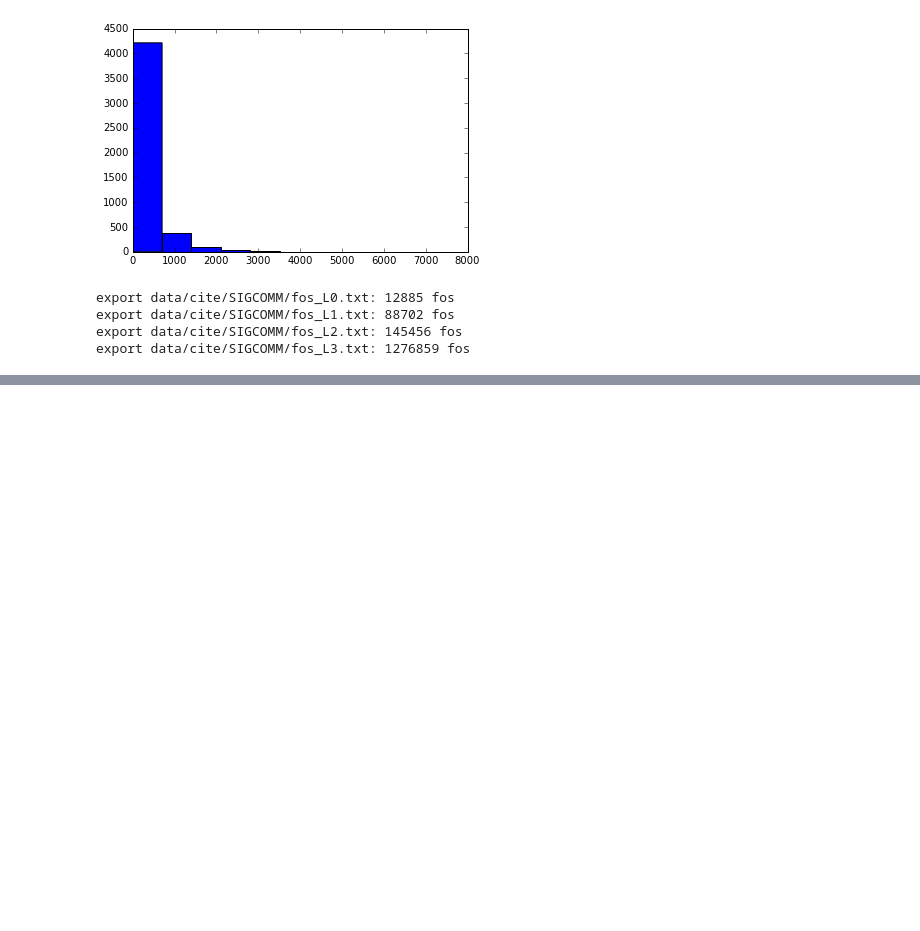
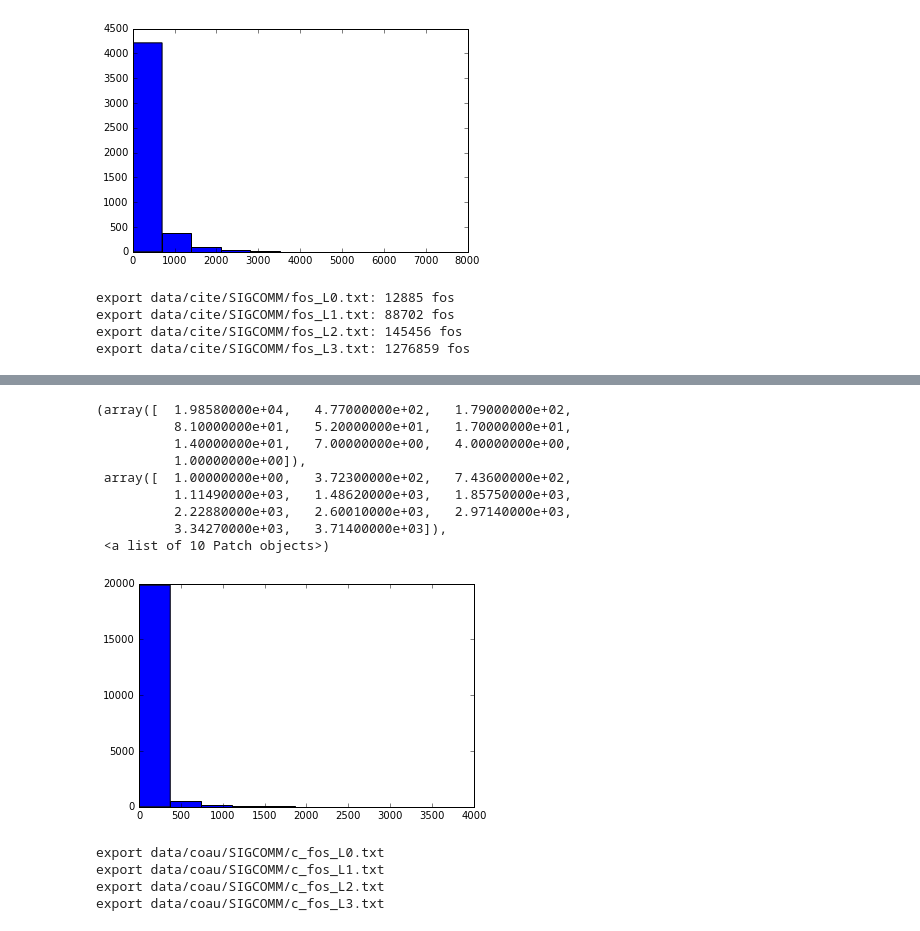
Before and after one commit to elicassion/2017Summer-Community-Detection, a Jupyter notebook: Dataset/cite_extract.ipynb, the cells around one changed output, grey strips where cells are left out. Cells and saved outputs as stored; diff of their text form; code cells hidden in the pictures; blank space fills up the shorter version.

Commit message:
export fos-au info applied on both cite and coau

```diff
--- a/Dataset/cite_extract.ipynb
+++ b/Dataset/cite_extract.ipynb
@@ -197,0 +238,13 @@ export data/cite/SIGCOMM/fos_L3.txt: 1276859 fos
+# %%
+plt.hist(np.array(fos_au_count[3]), bins=10)
+# %% [output]
+(array([  1.98580000e+04,   4.77000000e+02,   1.79000000e+02,
+          8.10000000e+01,   5.20000000e+01,   1.70000000e+01,
+          1.40000000e+01,   7.00000000e+00,   4.00000000e+00,
+          1.00000000e+00]),
+ array([  1.00000000e+00,   3.72300000e+02,   7.43600000e+02,
+          1.11490000e+03,   1.48620000e+03,   1.85750000e+03,
+          2.22880000e+03,   2.60010000e+03,   2.97140000e+03,
+          3.34270000e+03,   3.71400000e+03]),
+ <a list of 10 Patch objects>)
+[figure, added]
@@ -197,0 +271,7 @@ export data/cite/SIGCOMM/fos_L3.txt: 1276859 fos
+# %%
+com_export_fos(fos_au_all, 'data/site/%s' % conference)
+# %% [output]
+export data/coau/SIGCOMM/c_fos_L0.txt
+export data/coau/SIGCOMM/c_fos_L1.txt
+export data/coau/SIGCOMM/c_fos_L2.txt
+export data/coau/SIGCOMM/c_fos_L3.txt
```
Also changed, not shown: parts of 5 cells of this notebook.
